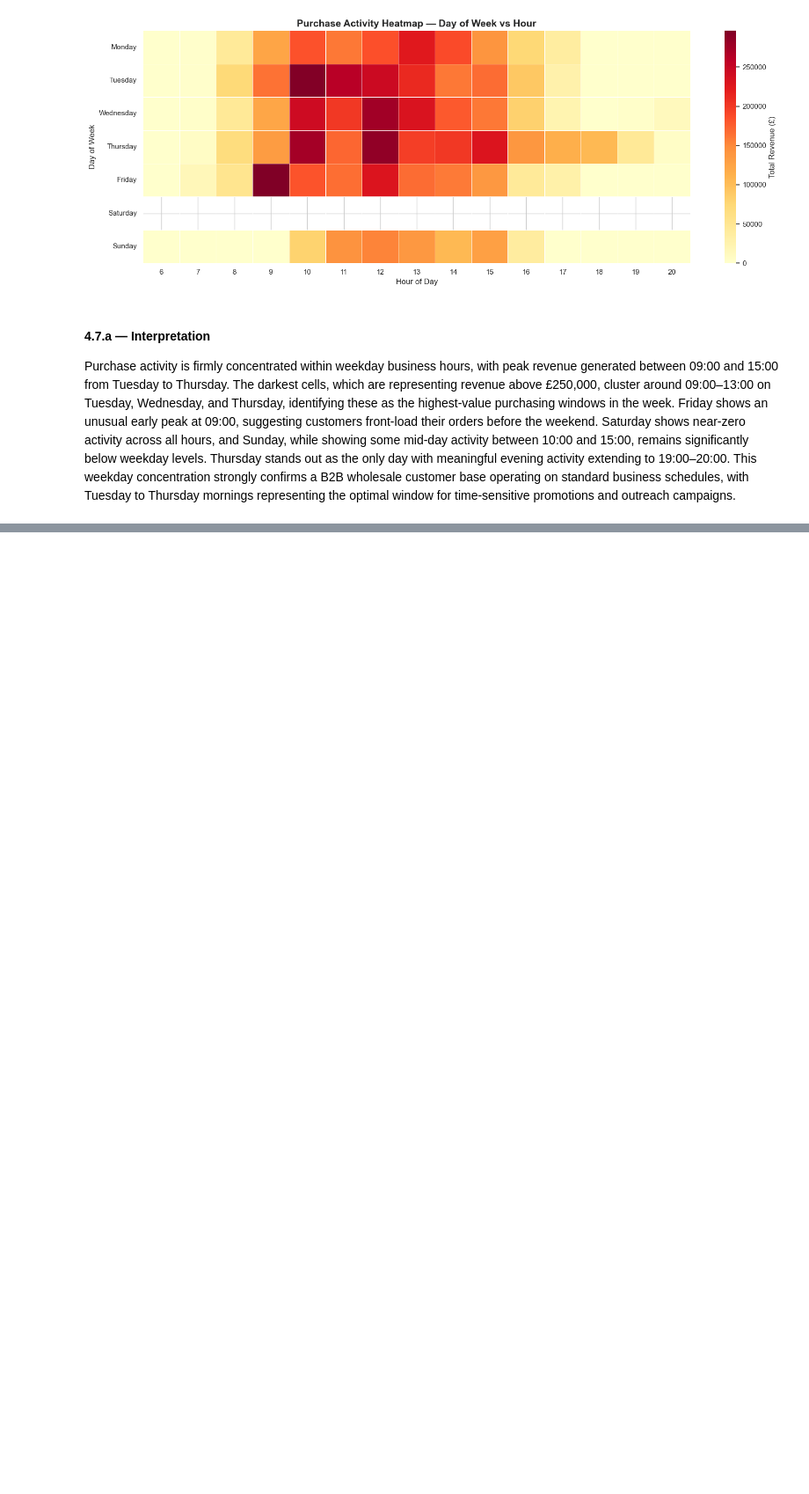
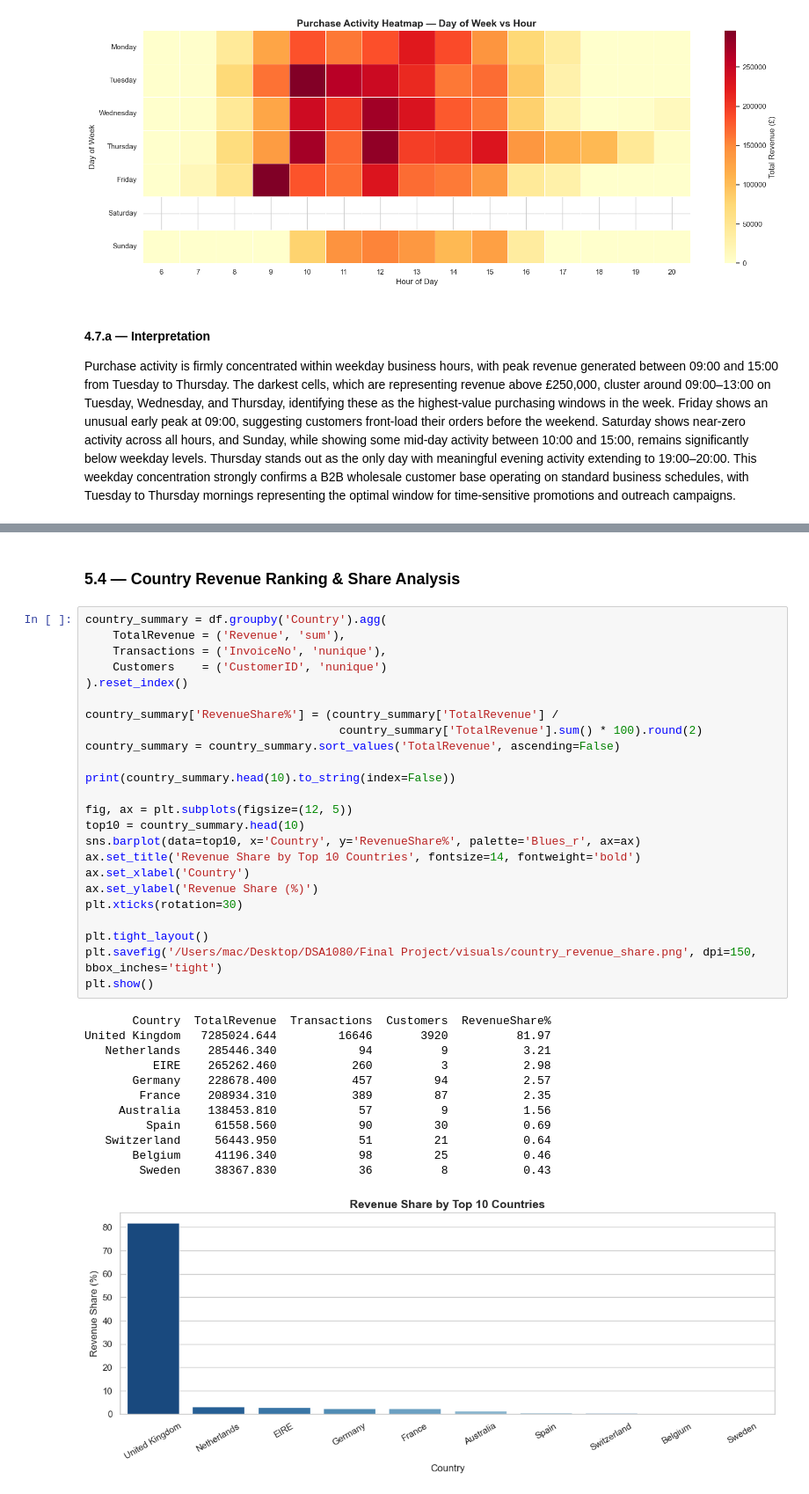
Before and after one commit to Gad-rb/DSA1080A-SS2026-GadRubuye-CustomerTransactionAnalysis, a Jupyter notebook: visuals/notebook.ipynb, the cells around one changed output, grey strips where cells are left out. Shown at 88% size. Saved outputs shown, nothing was run; the diff lists cells and outputs as text; blank space fills up the shorter version.

```diff
--- a/visuals/notebook.ipynb
+++ b/visuals/notebook.ipynb
@@ -572,0 +715,39 @@ Purchase activity is firmly concentrated within weekday business hours, with pea
+# %% [markdown]
+### 5.4 — Country Revenue Ranking & Share Analysis
+# %%
+country_summary = df.groupby('Country').agg(
+    TotalRevenue = ('Revenue', 'sum'),
+    Transactions = ('InvoiceNo', 'nunique'),
+    Customers    = ('CustomerID', 'nunique')
+).reset_index()
+
+country_summary['RevenueShare%'] = (country_summary['TotalRevenue'] /
+                                     country_summary['TotalRevenue'].sum() * 100).round(2)
+country_summary = country_summary.sort_values('TotalRevenue', ascending=False)
+
+print(country_summary.head(10).to_string(index=False))
+
+fig, ax = plt.subplots(figsize=(12, 5))
+top10 = country_summary.head(10)
+sns.barplot(data=top10, x='Country', y='RevenueShare%', palette='Blues_r', ax=ax)
+ax.set_title('Revenue Share by Top 10 Countries', fontsize=14, fontweight='bold')
+ax.set_xlabel('Country')
+ax.set_ylabel('Revenue Share (%)')
+plt.xticks(rotation=30)
+
+plt.tight_layout()
+plt.savefig('/Users/mac/Desktop/DSA1080/Final Project/visuals/country_revenue_share.png', dpi=150, bbox_inches='tight')
+plt.show()
+# %% [output]
+       Country  TotalRevenue  Transactions  Customers  RevenueShare%
+United Kingdom   7285024.644         16646       3920          81.97
+   Netherlands    285446.340            94          9           3.21
+          EIRE    265262.460           260          3           2.98
+       Germany    228678.400           457         94           2.57
+        France    208934.310           389         87           2.35
+     Australia    138453.810            57          9           1.56
+         Spain     61558.560            90         30           0.69
+   Switzerland     56443.950            51         21           0.64
+       Belgium     41196.340            98         25           0.46
+        Sweden     38367.830            36          8           0.43
+[figure, added]
```
Also changed, not shown: parts of 24 cells of this notebook, 6 other files.
